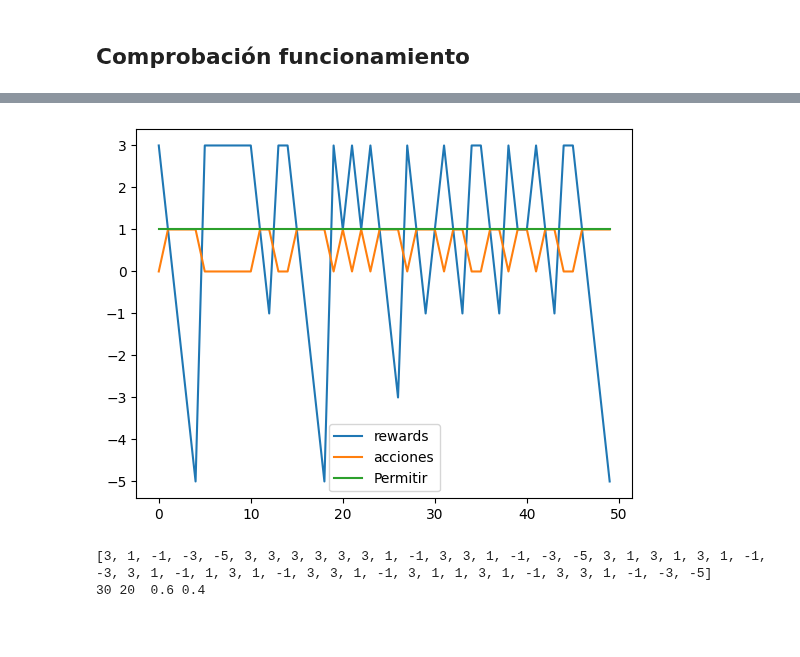
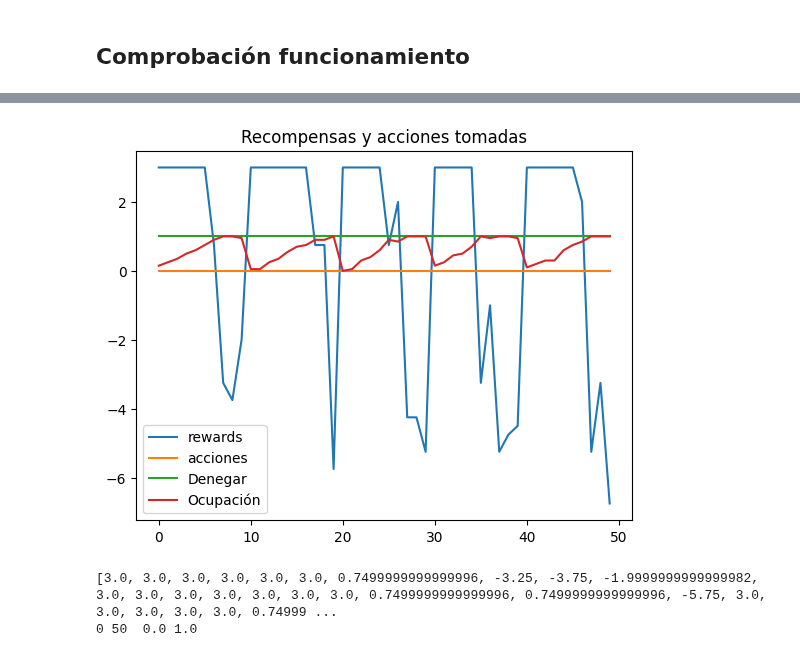
Before and after one commit to CesarRodrigu/GII-24.19-contramedidas-IoT-mediante-reinforcement-learning, a Jupyter notebook: RedInicial.ipynb, the cells around one changed output, grey strips where cells are left out. Cells and saved outputs as stored; diff of their text form; code cells hidden in the pictures; blank space fills up the shorter version.

```diff
--- a/RedInicial.ipynb
+++ b/RedInicial.ipynb
@@ -145,6 +145,7 @@ class Acciones(Enum):
     def _get_actions_list(cls) -> list["Acciones"]:
         return list(Acciones)
     @classmethod
+    @cache
     def action_to_int(cls, action: "Acciones") -> int:
         return cls._get_actions_list().index(action)
 
@@ -159,15 +160,16 @@ class RouterEnv(gym.Env):
             raise ValueError("max_len must be greater than 0")
 
         self.max_len: int = max_len
-        self.rate = 20  # bytes por segundo de procesamiento
+        self.rate = 5  # bytes por segundo de procesamiento
         self.attack_probability = 0.5
+        self.ocupacion_media = 0.75
 
         self._set_initial_values(seed)
 
         self.observation_space = Box(low=0, high=1000, shape=(
             # Paquetes en la cola
             len(self.calculate_queue_stats()),)
-            , dtype=np.uint16)
+            , dtype=np.float32)
 
         self.action_space = Discrete(len(Acciones))
 
@@ -199,7 +201,8 @@ class RouterEnv(gym.Env):
             "NumPaquetes": npack,
             "TamañoTotal": tam_total,
             "Action": self.current_action,
-            "OcupacionActual": ocu_act
+            "OcupacionActual": ocu_act,
+            "LimiteOcupación": self.ocupacion_media
         }}
 
     def calculate_queue_stats(self):
@@ -211,7 +214,7 @@ class RouterEnv(gym.Env):
         num_packets: int = len(self.queue)
         ocu_act: float = self.get_ocupacion()
         return np.array([num_packets, tam_promedio, ocu_act,
-                         Acciones.action_to_int(self.current_action) ,self.action_count], dtype=np.uint16)
+                         Acciones.action_to_int(self.current_action) ,self.action_count], dtype=np.float32)
 
     def packet_input(self, input: list[dict[str, any]] = None) -> int:
         if input is not None:
@@ -275,14 +278,14 @@ class RouterEnv(gym.Env):
 
     def get_reward(self, descartados, action: Acciones) -> float:
 
-        ocupacion_media = 0.5
+
         reward = 1
 
         actual: float = self.get_ocupacion()
-        if actual > ocupacion_media:
-            np.square(np.subtract(actual, ocupacion_media))
+        if actual > self.ocupacion_media:
+            np.square(np.subtract(actual, self.ocupacion_media))
             penalizacion_ocupacion: float = np.square(
-                np.subtract(actual, ocupacion_media))*100
+                np.subtract(actual, self.ocupacion_media))*100
 
             if reward > 0:
                 reward -= penalizacion_ocupacion
@@ -290,7 +293,7 @@ class RouterEnv(gym.Env):
                 reward += penalizacion_ocupacion
 
 
-        penalizacion_descartados = 2
+        penalizacion_descartados = 0.5
         reward -= descartados*penalizacion_descartados
 
         if action.value >= 0:
@@ -380,9 +383,17 @@ model = PPO.load("Example")
 
 num_steps = 5
 obs, _ = env.reset()
-
+# Variables de información:
 acciones = []
 rewards=[]
+ocu = []
+tams=[]
+num=[]
+lim_ocu=0
+a2=[]
+
+#-------------------------
+
 _states = None
 for episode in range(num_steps):
 
@@ -391,6 +402,14 @@ for episode in range(num_steps):
     while not done:
         action, _states = model.predict(obs, deterministic=True)
         obs, reward, done, terminated, info = env.step(action)
+        print(info)
+
+
+        ocu.append(info["Stats"]["OcupacionActual"])
+        lim_ocu=info["Stats"]["LimiteOcupación"]
+        tams.append(info["Stats"]["TamañoTotal"])
+        num.append(info["Stats"]["NumPaquetes"])
+        a2.append(info["Stats"]["Action"])
 
         rewards.append(reward)
         acciones.append(action.item())
@@ -404,4 +423,5 @@ for episode in range(num_steps):
 print(f"Acciones: {acciones}")
 print(list(map(lambda x: Acciones.int_to_action(x), acciones)))
 print(list(map(lambda x: int(round(x,0)), rewards)))
+print(a2)
 # %% [output]
@@ -411,15 +445,18 @@ Acciones: [0, 1, 1, 1, 1, 0, 0, 0, 0, 0, 0, 1, 1, 0, 0, 1, 1, 1, 1, 0, 1, 0, 1,
 # %%
 assert len(acciones) == len(rewards)
 plt.plot(rewards, label="rewards")
 plt.plot(acciones, label="acciones")
-plt.plot([1]*len(acciones), label="Permitir")
+
+plt.plot([Acciones.action_to_int(Acciones.DENEGAR)]*len(acciones), label="Denegar")
+plt.plot(ocu, label="Ocupación")
+plt.title("Recompensas y acciones tomadas")
 
 plt.legend()
 plt.show()
 print(rewards)
 num_permitidos=acciones.count(1)
 print(num_permitidos,len(acciones)-num_permitidos,"",num_permitidos/len(acciones),1-num_permitidos/len(acciones))
 # %% [output]
-[figure, old version]
+[figure, new version]
-[3, 1, -1, -3, -5, 3, 3, 3, 3, 3, 3, 1, -1, 3, 3, 1, -1, -3, -5, 3, 1, 3, 1, 3, 1, -1, -3, 3, 1, -1, 1, 3, 1, -1, 3, 3, 1, -1, 3, 1, 1, 3, 1, -1, 3, 3, 1, -1, -3, -5]
-30 20  0.6 0.4
+[3.0, 3.0, 3.0, 3.0, 3.0, 3.0, 0.7499999999999996, -3.25, -3.75, -1.9999999999999982, 3.0, 3.0, 3.0, 3.0, 3.0, 3.0, 3.0, 0.7499999999999996, 0.7499999999999996, -5.75, 3.0, 3.0, 3.0, 3.0, 3.0, 0.74999 ...
+0 50  0.0 1.0
```
Also changed, not shown: parts of 6 cells of this notebook, 1 other file.
